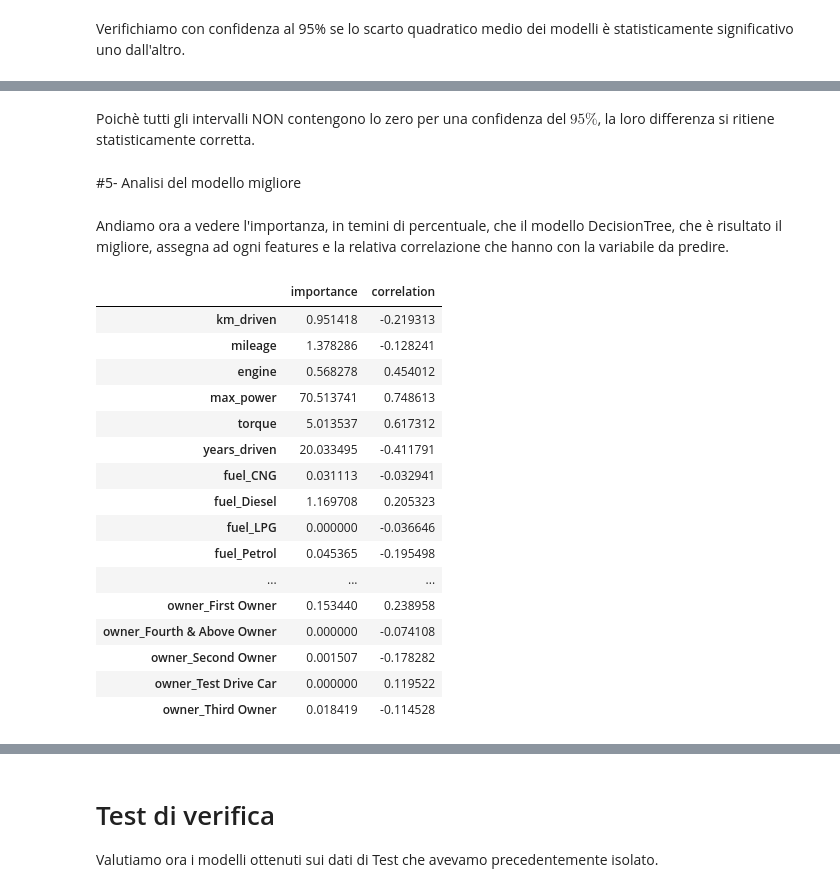
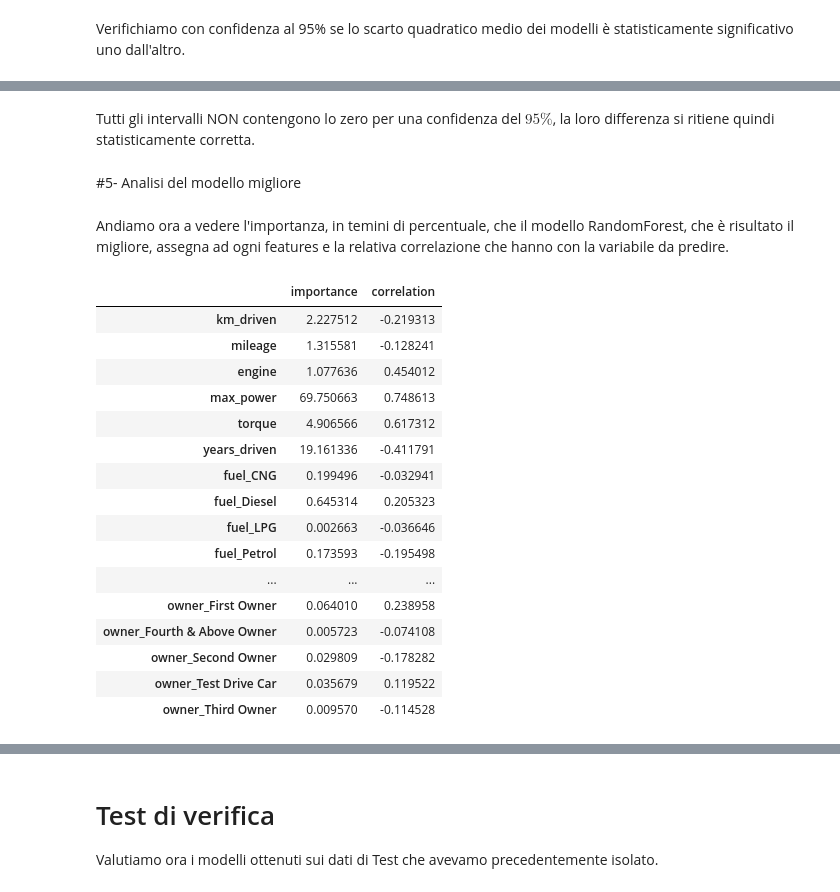
Before and after one commit to MariaMengozzi/esameDI, a Jupyter notebook: Progetto_esame_DI_con_preprocessing_differenziato.ipynb, the cells around one changed output, grey strips where cells are left out. Saved outputs shown, nothing was run; the diff lists cells and outputs as text; code cells hidden in the pictures.

```diff
--- a/Progetto_esame_DI_con_preprocessing_differenziato.ipynb
+++ b/Progetto_esame_DI_con_preprocessing_differenziato.ipynb
@@ -673,7 +695,9 @@ from sklearn.model_selection import cross_val_score
 from sklearn.metrics import mean_squared_error
 # %%
 def relative_error(y_true, y_pred):
-    return np.mean(np.abs((y_true - y_pred) / y_true))
+    y_real = scaler_y.inverse_transform(y_true)
+    y_pred = scaler_y.inverse_transform(y_pred)
+    return np.mean(np.abs((y_real - y_pred) / y_real))
 # %%
 
 #definiamo la metodologia di cross-validation da applicare
@@ -718,7 +741,7 @@ lasso_grid = Pipeline([
 ])
 
 grid = {
-    "reg__alpha":  np.arange(0, 1, 0.01)
+    "reg__alpha": np.arange(0, 5, 0.01) #np.arange(0, 1, 0.01)
 }
 gs = GridSearchCV(lasso_grid, grid, cv=kf, refit=True)
 gs.fit(X_train, y_train);
@@ -784,7 +801,3 @@ final_data.head()
 | 2 | 158000 | 140000 | Petrol | Individual | Manual | Third Owner | 17.70 | 1497 | 78.00 | ... |
 | 3 | 225000 | 127000 | Diesel | Individual | Manual | First Owner | 23.00 | 1396 | 90.00 | ... |
 | 4 | 130000 | 120000 | Petrol | Individual | Manual | First Owner | 16.10 | 1298 | 88.20 | ... |
-# %%
-#rimuovo mileage anche dalla lista delle feature numeriche
-numerical = data.columns[~data.columns.isin(categorical + ['selling_price'] )]
-numerical
@@ -1183,7 +1178,6 @@ Al momento del test, le previsioni vengono effettuate calcolando la media delle
 # %%
 from sklearn.ensemble import RandomForestRegressor
 # %%
-# create regressor object
 %%time
 RandomForestRegressor_model = Pipeline([
     ("preproc", ColumnTransformer([
@@ -1194,7 +1188,7 @@ RandomForestRegressor_model = Pipeline([
 ])
 decisionTree_grid = {
     'reg__max_depth': [3, 5, 10],
-    "reg__min_samples_split": [0.02, 0.05, 0.1]
+    "reg__min_samples_split": [2, 0.02, 0.05, 0.1]
 }
 
 RandomForestRegressor_model, MSE, RE, R2 = grid_search_with_cross_validation(RandomForestRegressor_model, decisionTree_grid, kfold)
@@ -1343,33 +1349,33 @@ Valore massimo: 0.05375633867407574
 # %% [markdown]
-Poichè tutti gli intervalli NON contengono lo zero per una confidenza del $95\% $, la loro differenza si ritiene statisticamente corretta.
+Tutti gli intervalli NON contengono lo zero per una confidenza del $95\% $, la loro differenza si ritiene quindi statisticamente corretta.
 # %% [markdown]
 #5- Analisi del modello migliore
 # %% [markdown]
-Andiamo ora a vedere l'importanza, in temini di percentuale, che il modello DecisionTree, che è risultato il migliore, assegna ad ogni features e la relativa correlazione che hanno con la variabile da predire.
+Andiamo ora a vedere l'importanza, in temini di percentuale, che il modello RandomForest, che è risultato il migliore, assegna ad ogni features e la relativa correlazione che hanno con la variabile da predire.
 # %%
 # get importance
-importance = models[models_name[1]]['Model'].named_steps['reg'].feature_importances_
+importance = models[models_name[3]]['Model'].named_steps['reg'].feature_importances_
 # summarize feature importance
 features = pd.get_dummies(final_data.drop(columns=['selling_price'])).columns
 
 d = pd.DataFrame(importance*100, index=features, columns=['importance'])
 d['correlation'] = pd.get_dummies(final_data).corr()['selling_price'][1:]
 d
 # %% [output]
 |  | importance | correlation |
-| km_driven | 0.951418 | -0.219313 |
-| mileage | 1.378286 | -0.128241 |
-| engine | 0.568278 | 0.454012 |
-| max_power | 70.513741 | 0.748613 |
-| torque | 5.013537 | 0.617312 |
-| years_driven | 20.033495 | -0.411791 |
-| fuel_CNG | 0.031113 | -0.032941 |
-| fuel_Diesel | 1.169708 | 0.205323 |
-| fuel_LPG | 0.000000 | -0.036646 |
-| fuel_Petrol | 0.045365 | -0.195498 |
+| km_driven | 2.227512 | -0.219313 |
+| mileage | 1.315581 | -0.128241 |
+| engine | 1.077636 | 0.454012 |
+| max_power | 69.750663 | 0.748613 |
+| torque | 4.906566 | 0.617312 |
+| years_driven | 19.161336 | -0.411791 |
+| fuel_CNG | 0.199496 | -0.032941 |
+| fuel_Diesel | 0.645314 | 0.205323 |
+| fuel_LPG | 0.002663 | -0.036646 |
+| fuel_Petrol | 0.173593 | -0.195498 |
 | ... | ... | ... |
-| owner_First Owner | 0.153440 | 0.238958 |
-| owner_Fourth & Above Owner | 0.000000 | -0.074108 |
-| owner_Second Owner | 0.001507 | -0.178282 |
-| owner_Test Drive Car | 0.000000 | 0.119522 |
-| owner_Third Owner | 0.018419 | -0.114528 |
+| owner_First Owner | 0.064010 | 0.238958 |
+| owner_Fourth & Above Owner | 0.005723 | -0.074108 |
+| owner_Second Owner | 0.029809 | -0.178282 |
+| owner_Test Drive Car | 0.035679 | 0.119522 |
+| owner_Third Owner | 0.009570 | -0.114528 |
```
Also changed, not shown: parts of 64 cells of this notebook.
